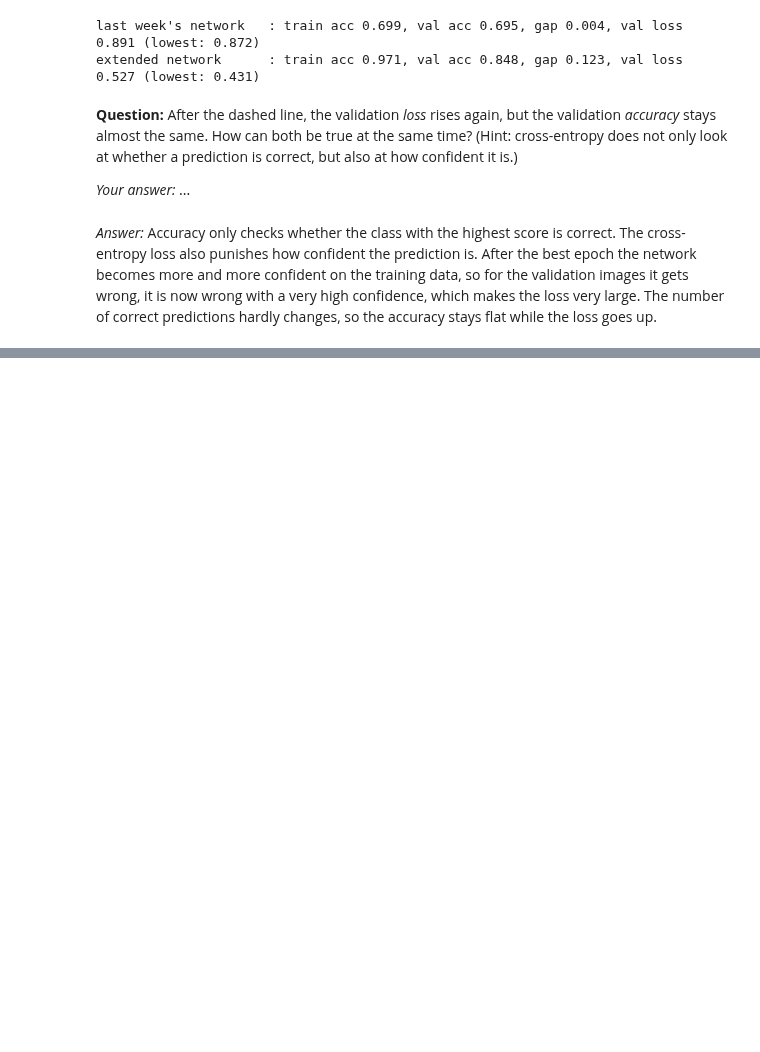
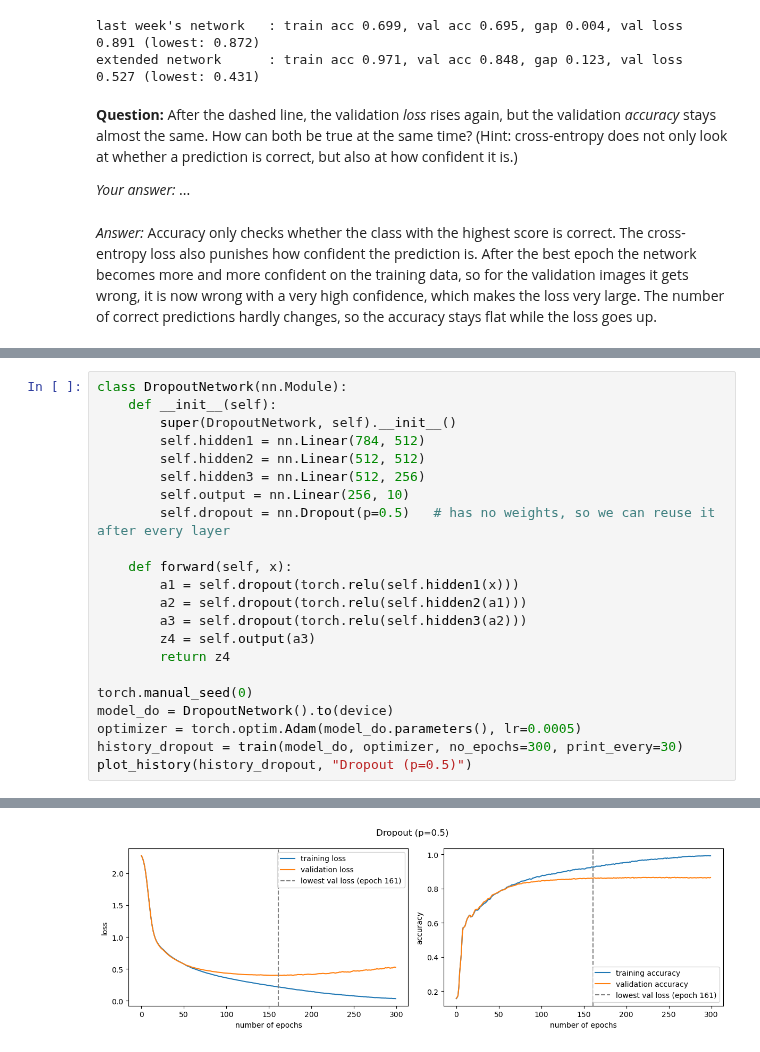
Before and after one commit to 337ito/ml2-ws26, a Jupyter notebook: solutions/05_ModelFit_Overfitting-Solution.ipynb, the cells around one changed output, grey strips where cells are left out. Saved outputs shown, nothing was run; the diff lists cells and outputs as text; blank space fills up the shorter version.

```diff
--- a/solutions/05_ModelFit_Overfitting-Solution.ipynb
+++ b/solutions/05_ModelFit_Overfitting-Solution.ipynb
@@ -325,0 +376,23 @@ extended network      : train acc 0.971, val acc 0.848, gap 0.123, val loss 0.52
+# %%
+class DropoutNetwork(nn.Module):
+    def __init__(self):
+        super(DropoutNetwork, self).__init__()
+        self.hidden1 = nn.Linear(784, 512)
+        self.hidden2 = nn.Linear(512, 512)
+        self.hidden3 = nn.Linear(512, 256)
+        self.output = nn.Linear(256, 10)
+        self.dropout = nn.Dropout(p=0.5)   # has no weights, so we can reuse it after every layer
+
+    def forward(self, x):
+        a1 = self.dropout(torch.relu(self.hidden1(x)))
+        a2 = self.dropout(torch.relu(self.hidden2(a1)))
+        a3 = self.dropout(torch.relu(self.hidden3(a2)))
+        z4 = self.output(a3)
+        return z4
+
+torch.manual_seed(0)
+model_do = DropoutNetwork().to(device)
+optimizer = torch.optim.Adam(model_do.parameters(), lr=0.0005)
+history_dropout = train(model_do, optimizer, no_epochs=300, print_every=30)
+plot_history(history_dropout, "Dropout (p=0.5)")
+# %% [output]
@@ -325,0 +409 @@ extended network      : train acc 0.971, val acc 0.848, gap 0.123, val loss 0.52
+[figure, added]
```
Also changed, not shown: parts of 21 cells of this notebook.
